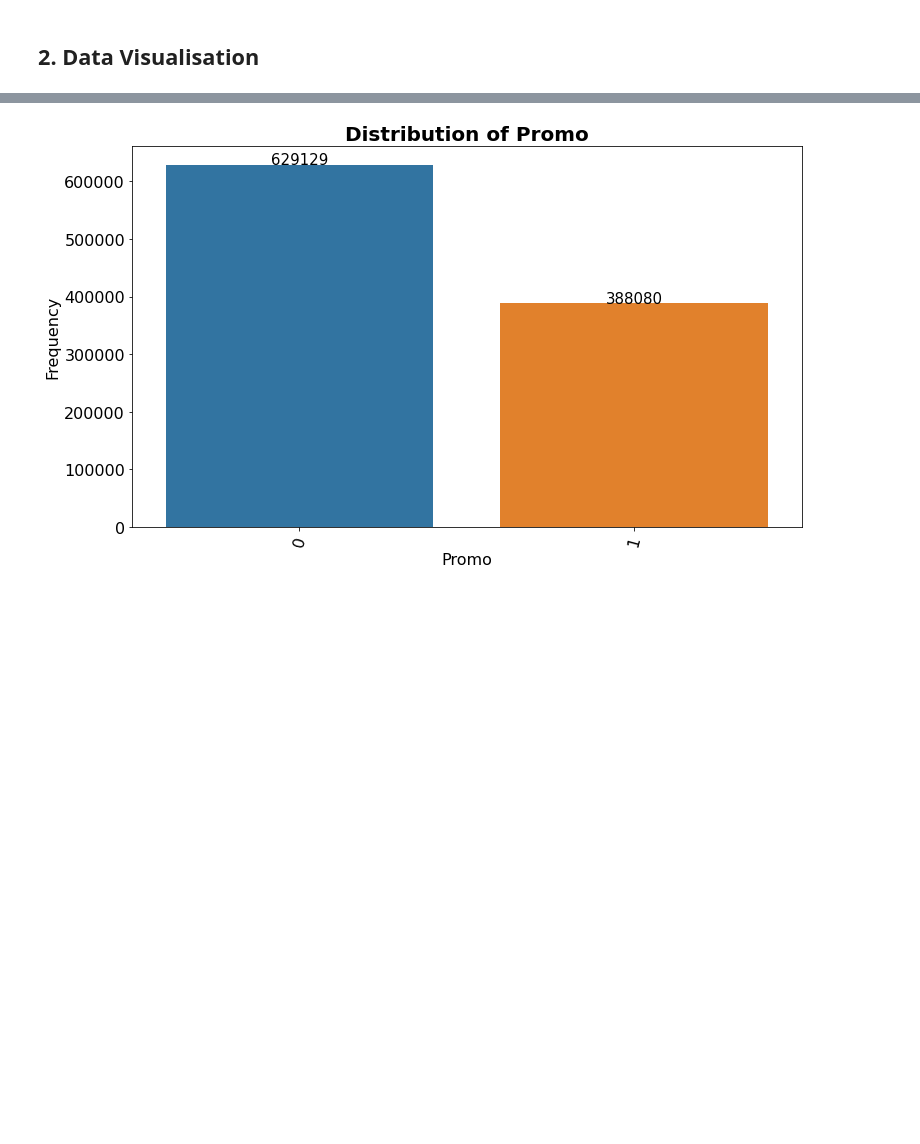
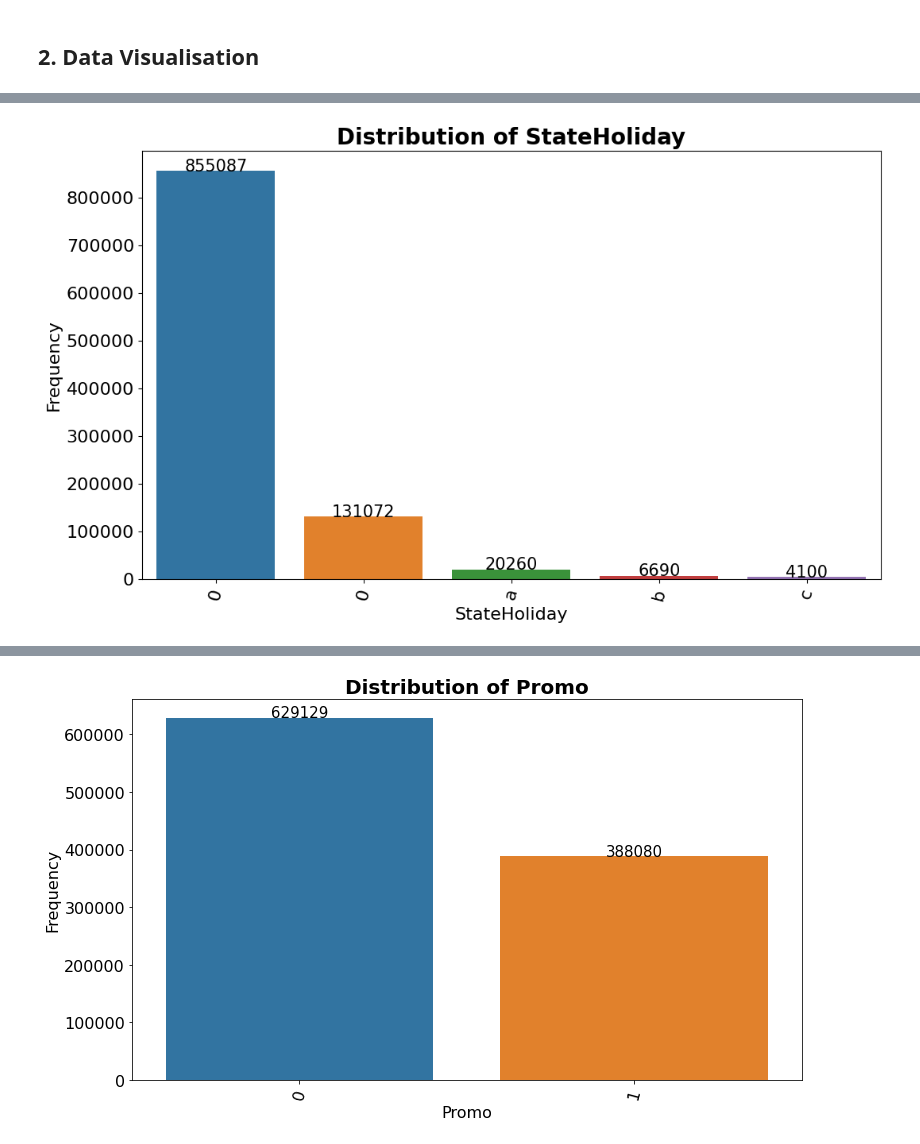
Before and after one commit to akrobi/timeseries_PharmaceuticalSalesPrediction, a Jupyter notebook: notebooks/eda.ipynb, the cells around one changed output, grey strips where cells are left out. Drawn from its saved outputs; the diff is of its cells as text; code cells hidden in the pictures; blank space fills up the shorter version.

```diff
--- a/notebooks/eda.ipynb
+++ b/notebooks/eda.ipynb
@@ -135,0 +243,4 @@ So far, here is what we can tell about the data:<br>
+# %%
+VisualiseDf.plot_count(train_df, 'StateHoliday')
+# %% [output]
+[figure, added]
```
Also changed, not shown: parts of 16 cells of this notebook.
